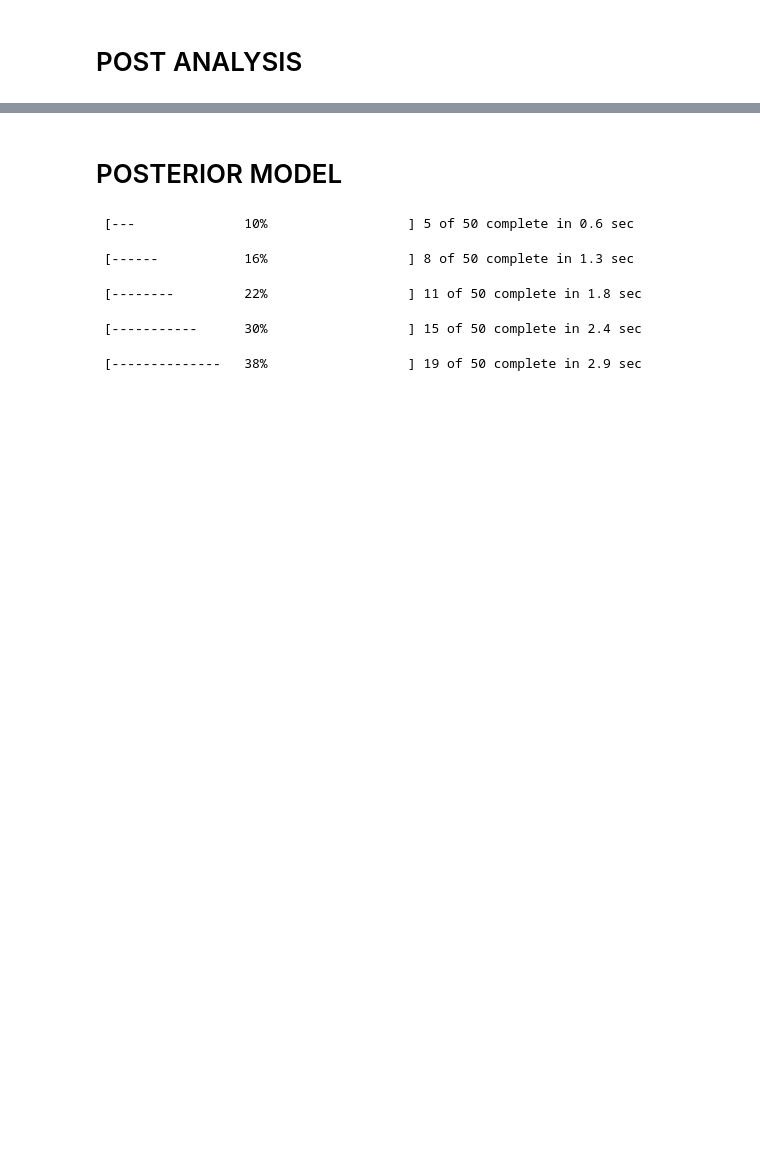
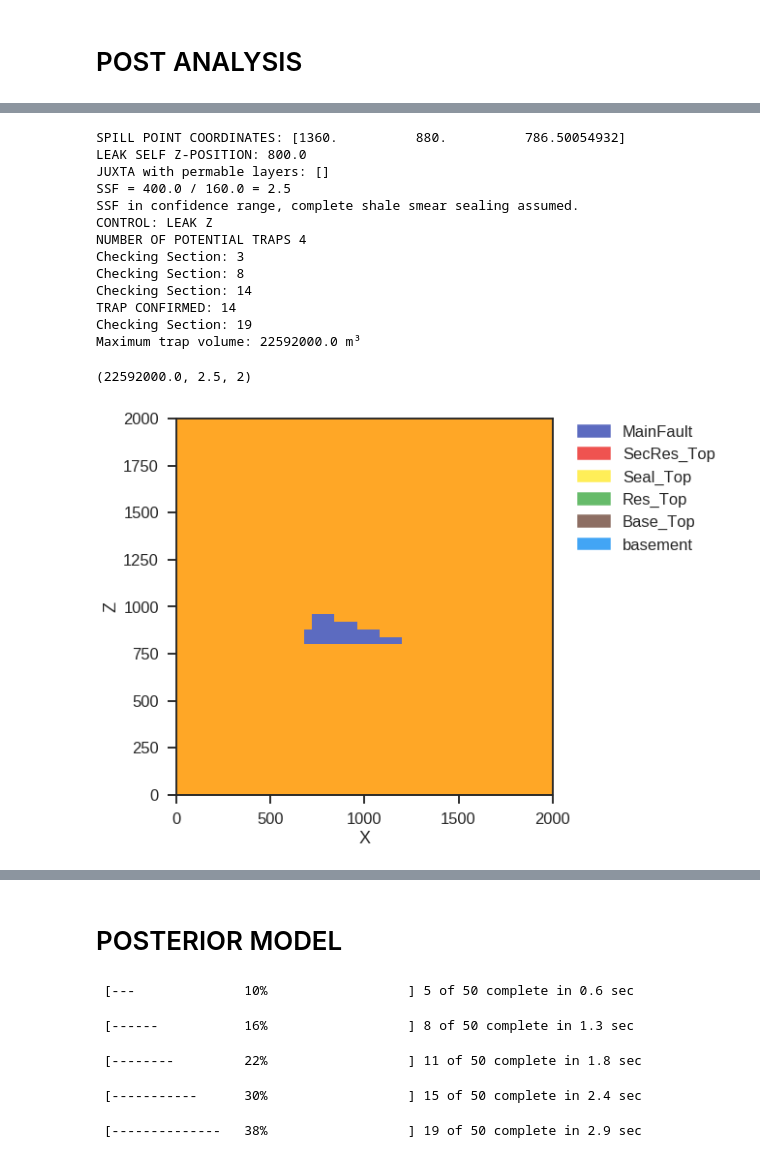
Before and after one commit to nre-aachen/Theses, a Jupyter notebook: Risk analysis/Notebooks/post_submission_continued_work/3D uncertainty (post-submission, work in progress).ipynb, the cells around one changed output, grey strips where cells are left out. Cells and saved outputs as stored; diff of their text form; code cells hidden in the pictures; blank space fills up the shorter version.

```diff
--- a/Risk analysis/Notebooks/post_submission_continued_work/3D uncertainty (post-submission, work in progress).ipynb
+++ b/Risk analysis/Notebooks/post_submission_continued_work/3D uncertainty (post-submission, work in progress).ipynb
@@ -271,13 +271,20 @@ def topo_analysis(geo_data, lith, fault, seal_th, trap_n):
 # get juxtaposition with itself
 def self_juxta(geo_data, lith_sol, fault_sol, fault_n, \
                         res_n):
-    juxta = fa.get_juxtapositions(geo_data, lith_sol, fault_sol, fault_n, \
-                        lith_target=res_n, lith_jux=res_n, target_side='fw', projection='automatic')
-    if np.any(juxta):
-        max_jux = (np.max(np.argwhere(juxta==True)[:,1]) * vox_size_z) + vox_size_z
-        print("jux_unscaled:", np.max(np.argwhere(juxta==True)[:,1]))
-        print("voxSize:", vox_size_z)
-        print("jux:", max_jux)
+    hw_array = fa.get_LF_contact_VOX(geo_data, lith_sol, fault_sol, res_n, fault_n, fault_side='hw')
+    maxline_hw = fa.get_extrema_line_voxels(hw_array,extrema_type='max', artifact_filter='on')
+    if np.any(maxline_hw):
+        max_jux = (np.max(np.argwhere(maxline_hw==True)[:,1]) * vox_size_z) + vox_size_z
         return max_jux
     else:
         return 0
+
+#def self_juxta(geo_data, lith_sol, fault_sol, fault_n, \
+#                        res_n):
+#    juxta = fa.get_juxtapositions(geo_data, lith_sol, fault_sol, fault_n, \
+#                        lith_target=res_n, lith_jux=res_n, target_side='fw', projection='automatic')
+#    if np.any(juxta):
+#        max_jux = (np.max(np.argwhere(juxta==True)[:,1]) * vox_size_z) + vox_size_z
+#        return max_jux
+#    else:
+#        return 0
@@ -302,7 +314,7 @@ def perm_juxta(geo_data, lith_sol, fault_sol, fault_n, \
 def fa_SSF(geo_data, lith_sol, fault_sol, lith_n, fault_n,
                       position='faultmax_argrelmax', order=40):
     fault_throws = fa.get_faultthrow_at(geo_data, lith_sol, fault_sol, lith_n, fault_n,
-                      position=position, order=order)
+                      position=position, order=order, artifact_filter='on')
     max_throw = np.nanmax(fault_throws)
     contact = fa.get_LF_contact_VOX(geo_data, lith_sol, fault_sol, lith_n, fault_n, fault_side='fw')
     proj = fa.project_voxels(contact, form='2D')
@@ -836,0 +970,18 @@ Text(0, 0.5, 'Probability')
+# %%
+trap_analysis_post(lith_block, fault_block, print_figures=True)
+# %% [output]
+SPILL POINT COORDINATES: [1360.          880.          786.50054932]
+LEAK SELF Z-POSITION: 800.0
+JUXTA with permable layers: []
+SSF = 400.0 / 160.0 = 2.5
+SSF in confidence range, complete shale smear sealing assumed.
+CONTROL: LEAK Z
+NUMBER OF POTENTIAL TRAPS 4
+Checking Section: 3
+Checking Section: 8
+Checking Section: 14
+TRAP CONFIRMED: 14
+Checking Section: 19
+Maximum trap volume: 22592000.0 m³
+(22592000.0, 2.5, 2)
+[figure, added]
```
Also changed, not shown: parts of 31 cells of this notebook.
